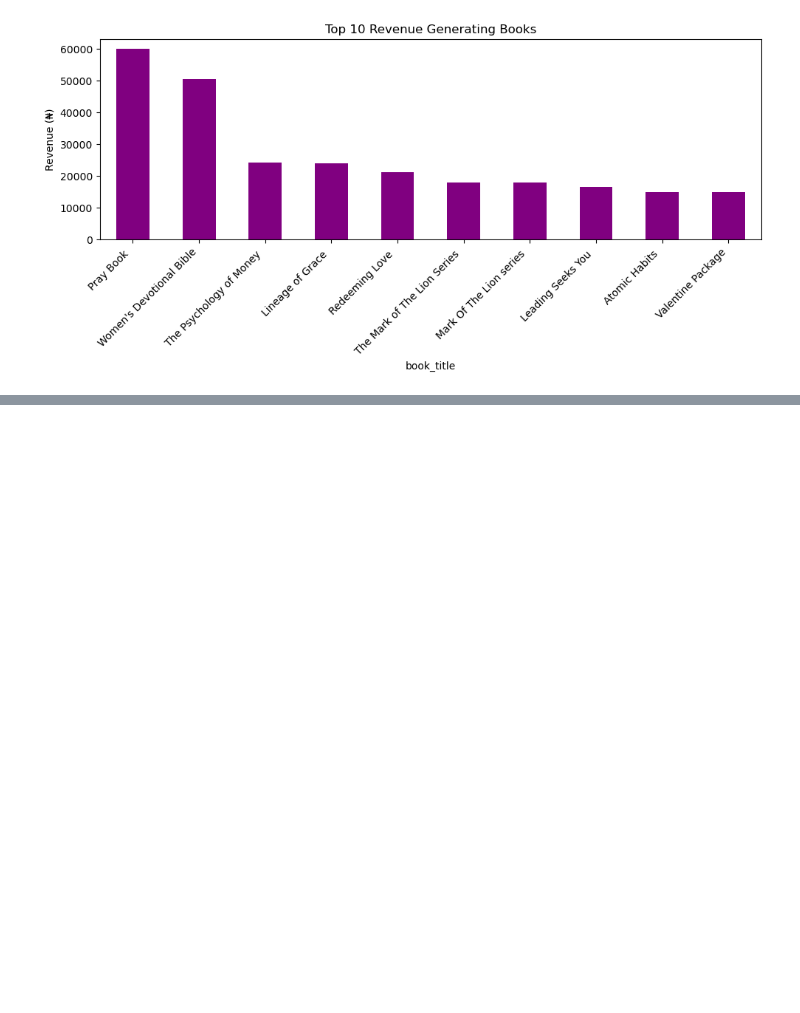
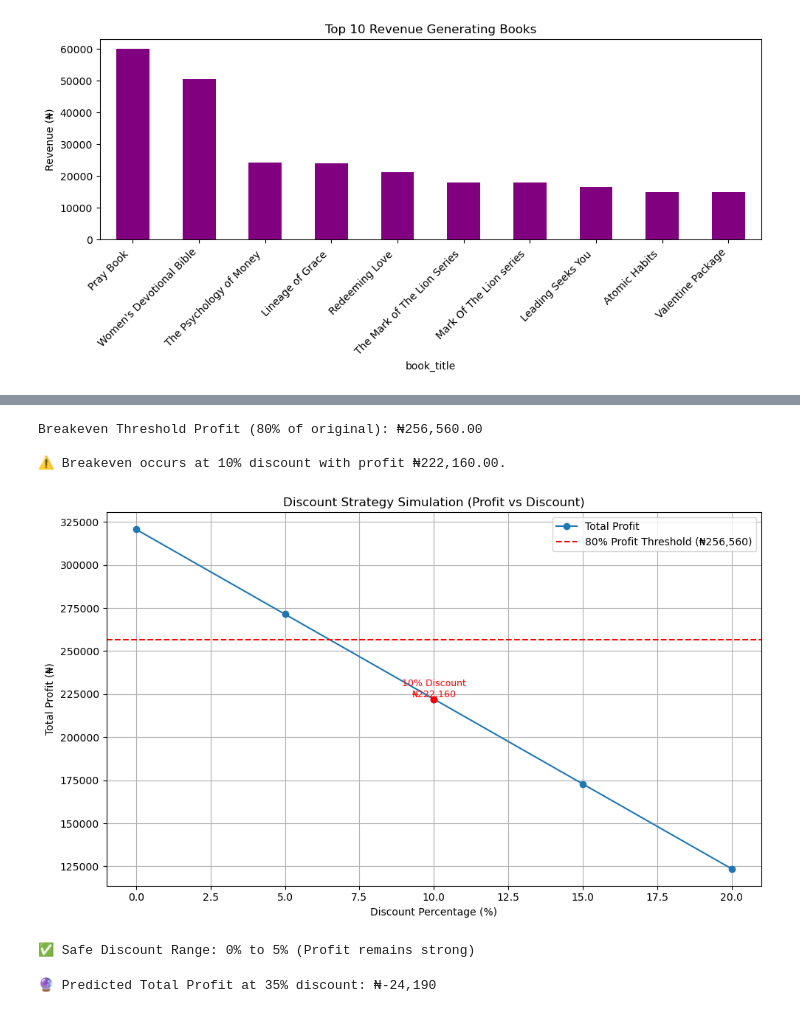
Before and after one commit to Marvel-create/Sales-record-for-commanding-liberty, a Jupyter notebook: Commanding liberty Books.ipynb, the cells around one changed output, grey strips where cells are left out. Drawn from its saved outputs; the diff is of its cells as text; code cells hidden in the pictures; blank space fills up the shorter version.

```diff
--- a/Commanding liberty Books.ipynb
+++ b/Commanding liberty Books.ipynb
@@ -666,0 +1036,72 @@ Top 10 Books by Revenue Generated
+# %%
+# 1. Find original profit without any discount
+original_profit = discount_summary.loc[discount_summary['Discount %'] == 0, 'Total Profit'].values[0]
+
+# 2. Set breakeven threshold (e.g., 80% of original profit)
+threshold_profit = original_profit * 0.8
+
+print(f"Breakeven Threshold Profit (80% of original): ₦{threshold_profit:,.2f}")
+
+# 3. Find the first discount rate where profit drops below threshold
+breakeven_row = discount_summary[discount_summary['Total Profit'] < threshold_profit].head(1)
+
+if not breakeven_row.empty:
+    breakeven_discount = breakeven_row['Discount %'].values[0]
+    breakeven_profit = breakeven_row['Total Profit'].values[0]
+    print(f"\n⚠️ Breakeven occurs at {breakeven_discount}% discount with profit ₦{breakeven_profit:,.2f}.")
+else:
+    print("\n✅ No breakeven point found within tested discount rates. Profit remains healthy.")
+# %% [output]
+Breakeven Threshold Profit (80% of original): ₦256,560.00
+
+⚠️ Breakeven occurs at 10% discount with profit ₦222,160.00.
+# %%
+import matplotlib.pyplot as plt
+
+# Plotting
+plt.figure(figsize=(10,6))
+plt.plot(discount_summary['Discount %'], discount_summary['Total Profit'], marker='o', label='Total Profit')
+
+# Highlight the breakeven point
+if not breakeven_row.empty:
+    plt.axhline(threshold_profit, color='red', linestyle='--', label=f'80% Profit Threshold (₦{threshold_profit:,.0f})')
+    plt.scatter(breakeven_discount, breakeven_profit, color='red', zorder=5)
+    plt.text(breakeven_discount, breakeven_profit, f'{breakeven_discount}% Discount\n₦{breakeven_profit:,.0f}',
+             color='red', fontsize=9, ha='center', va='bottom')
+
+# Labels and Title
+plt.title('Discount Strategy Simulation (Profit vs Discount)')
+plt.xlabel('Discount Percentage (%)')
+plt.ylabel('Total Profit (₦)')
+plt.legend()
+plt.grid(True)
+plt.tight_layout()
+
+plt.show()
+# %% [output]
+[figure, added]
+# %%
+# Safe discount points (profit still above threshold)
+safe_discounts = discount_summary[discount_summary['Total Profit'] >= threshold_profit]
+
+if not safe_discounts.empty:
+    min_safe = safe_discounts['Discount %'].min()
+    max_safe = safe_discounts['Discount %'].max()
+    print(f"✅ Safe Discount Range: {min_safe}% to {max_safe}% (Profit remains strong)")
+else:
+    print("⚠️ No safe discount range found. Even small discounts drop profits below the 80% threshold.")
+# %% [output]
+✅ Safe Discount Range: 0% to 5% (Profit remains strong)
+# %%
+# Predict profit at 35% discount (even if not in the original list)
+from scipy.interpolate import interp1d
+
+# Create interpolation function
+interp_func = interp1d(discount_summary['Discount %'], discount_summary['Total Profit'], kind='linear', fill_value='extrapolate')
+
+predicted_profit_35 = interp_func(35)
+
+print(f"🔮 Predicted Total Profit at 35% discount: ₦{predicted_profit_35:,.0f}")
+#i can change this percent amout anytime
+# %% [output]
+🔮 Predicted Total Profit at 35% discount: ₦-24,190
```
Also changed, not shown: parts of 18 cells of this notebook.
